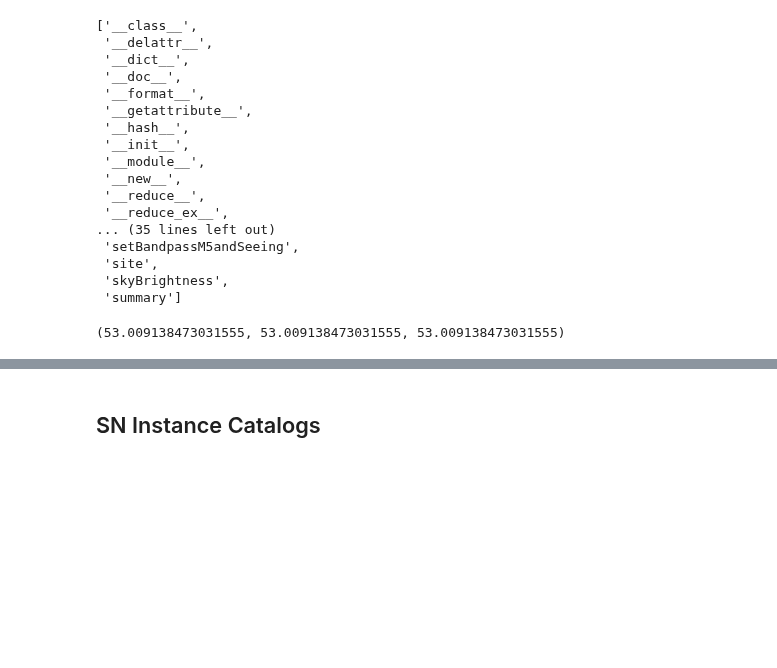
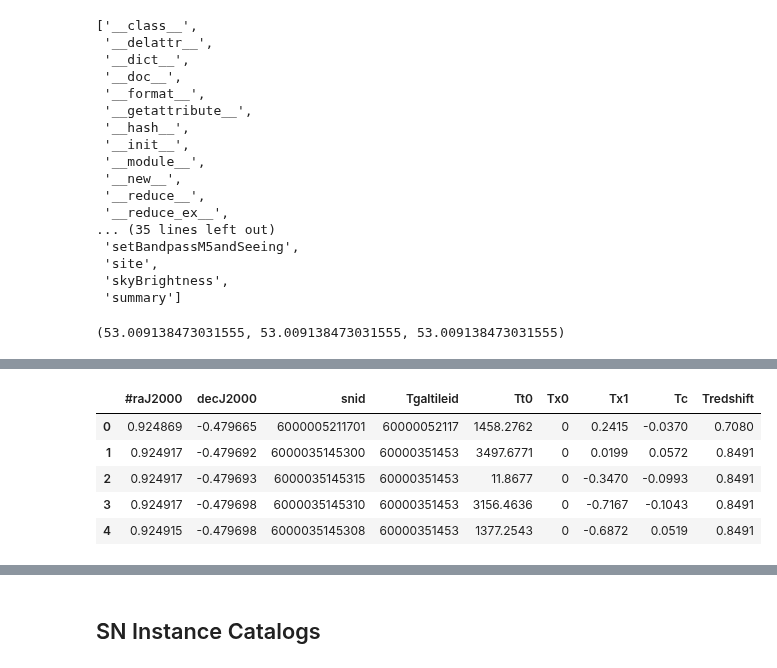
Before and after one commit to lsst-sims/legacy_sims_catUtils, a Jupyter notebook: examples/usingSNModels.ipynb, the cells around one changed output, grey strips where cells are left out. Cells and saved outputs as stored; diff of their text form; code cells hidden in the pictures; blank space fills up the shorter version.

```diff
--- a/examples/usingSNModels.ipynb
+++ b/examples/usingSNModels.ipynb
@@ -102 +117,10 @@ TTSNdf = pd.read_csv('TTwinklesSN.dat', sep=',\s+')
+# %%
+TTSNdf.head()
+# %% [output]
+|  | #raJ2000 | decJ2000 | snid | Tgaltileid | Tt0 | Tx0 | Tx1 | Tc | Tredshift |
+| 0 | 0.924869 | -0.479665 | 6000005211701 | 60000052117 | 1458.2762 | 0 | 0.2415 | -0.0370 | 0.7080 |
+| 1 | 0.924917 | -0.479692 | 6000035145300 | 60000351453 | 3497.6771 | 0 | 0.0199 | 0.0572 | 0.8491 |
+| 2 | 0.924917 | -0.479693 | 6000035145315 | 60000351453 | 11.8677 | 0 | -0.3470 | -0.0993 | 0.8491 |
+| 3 | 0.924917 | -0.479698 | 6000035145310 | 60000351453 | 3156.4636 | 0 | -0.7167 | -0.1043 | 0.8491 |
+| 4 | 0.924915 | -0.479698 | 6000035145308 | 60000351453 | 1377.2543 | 0 | -0.6872 | 0.0519 | 0.8491 |
 # %%
```
Also changed, not shown: parts of 10 cells of this notebook, 1 other file.
